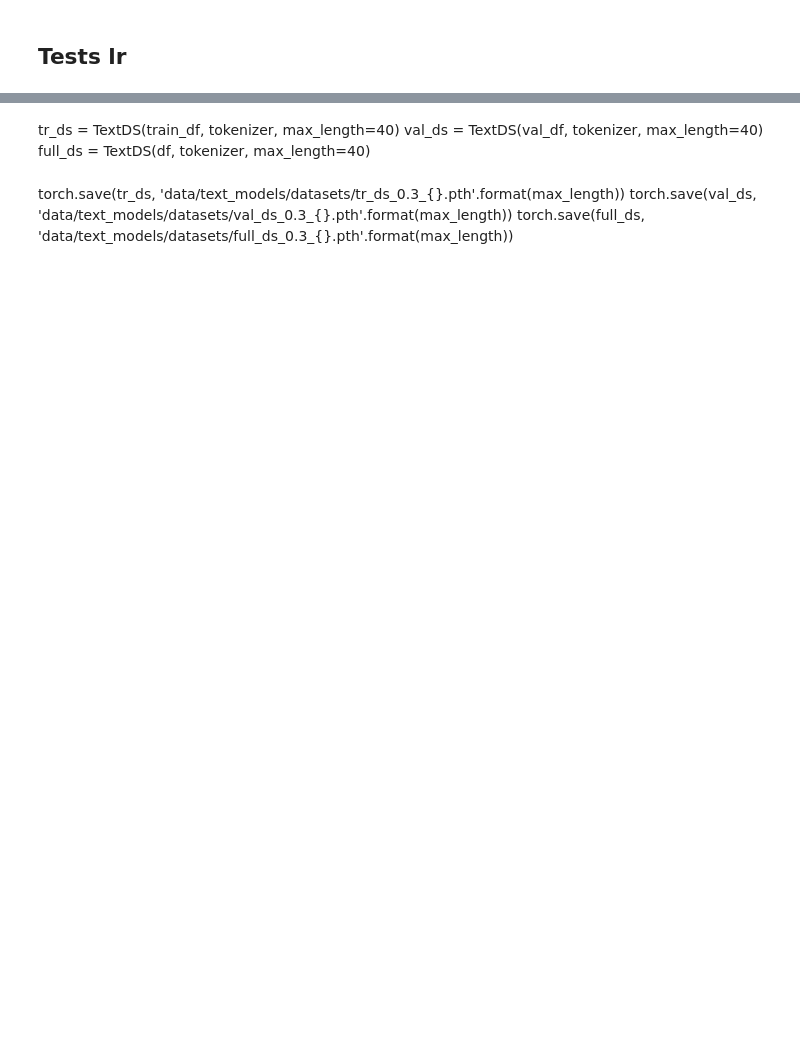
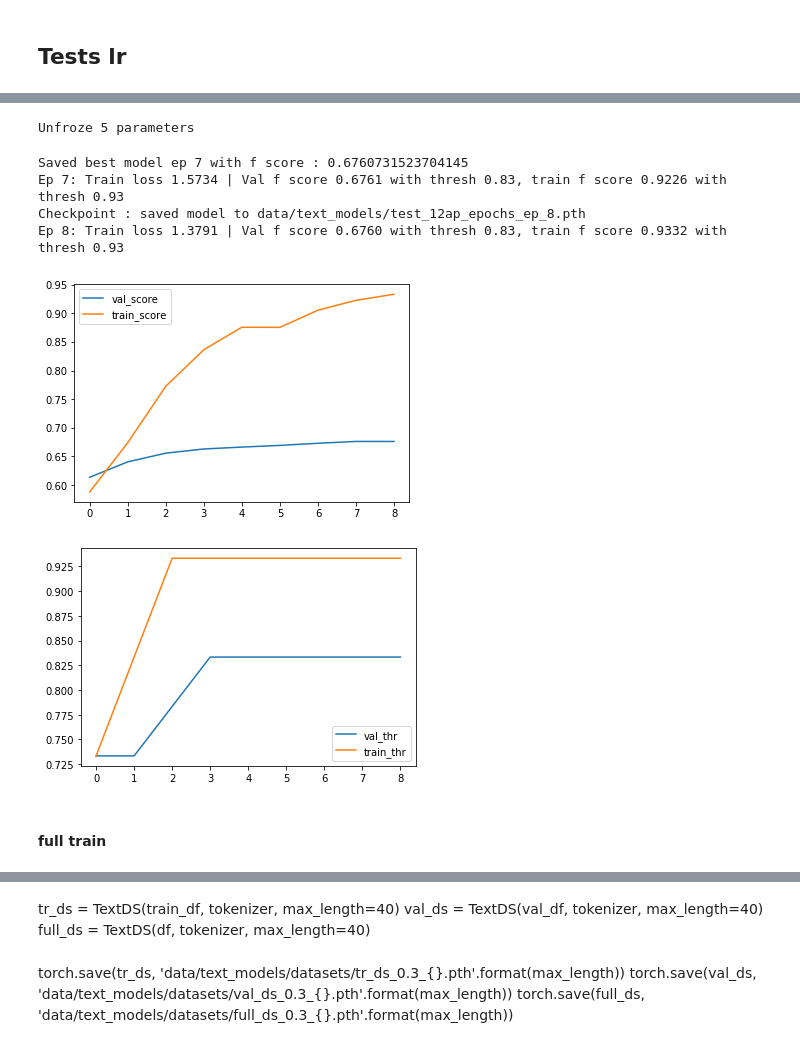
Before and after one commit to amaudruz/shopee, a Jupyter notebook: better_text_embs.ipynb, the cells around one changed output, grey strips where cells are left out. Saved outputs shown, nothing was run; the diff lists cells and outputs as text; code cells hidden in the pictures; blank space fills up the shorter version.

Commit message:
new text rdy

```diff
--- a/better_text_embs.ipynb
+++ b/better_text_embs.ipynb
@@ -17,0 +105,8 @@ df, train_df, val_df, train_labels, val_labels = load_data(train_perc=0.3)
+# %%
+best_thr_score, thr_score_hist, losses = train(model, optimizer, lf, sched, metric_fc, tr_dl, val_dl,
+                                               n_epochs, train_df, val_df,
+                                               save_path=save_path,
+                                               prev_best_info=best_thr_score, info_history=thr_score_hist,
+                                               ep_start=ep_start, device=device)
+loss_hist.append(losses)
+ep_start += n_epochs
@@ -17,0 +119,6 @@ df, train_df, val_df, train_labels, val_labels = load_data(train_perc=0.3)
+# %%
+n_epochs, lf, params, optimizer, sched = get_hparams(tr_dl, model, metric_fc, lr=1e-5, n_epochs=2)
+freeze_bert_embeddings(model)
+freeze(model)
+# %% [output]
+Unfroze 5 parameters
@@ -17,0 +127,35 @@ df, train_df, val_df, train_labels, val_labels = load_data(train_perc=0.3)
+# %%
+best_thr_score, thr_score_hist, losses = train(model, optimizer, lf, sched, metric_fc, tr_dl, val_dl,
+                                               n_epochs, train_df, val_df,
+                                               save_path=save_path,
+                                               prev_best_info=best_thr_score, info_history=thr_score_hist,
+                                               ep_start=ep_start, device=device)
+loss_hist.append(losses)
+ep_start += n_epochs
+# %% [output]
+Saved best model ep 7 with f score : 0.6760731523704145
+Ep 7: Train loss 1.5734 | Val f score 0.6761 with thresh 0.83, train f score 0.9226 with thresh 0.93
+Checkpoint : saved model to data/text_models/test_12ap_epochs_ep_8.pth
+Ep 8: Train loss 1.3791 | Val f score 0.6760 with thresh 0.83, train f score 0.9332 with thresh 0.93
+# %%
+def plot_hist(history) :
+    train_scores = [info['train']['f1'] for info in history]
+    train_thr = [info['train']['thr'] for info in history]
+    val_scores = [info['val']['f1'] for info in history]
+    val_thr = [info['val']['thr'] for info in history]
+    x = range(len(train_scores))
+    plt.plot(x, val_scores, label='val_score')
+    plt.plot(x, train_scores, label='train_score')
+    plt.legend()
+    plt.show()
+    plt.plot(x, val_thr, label='val_thr')
+    plt.plot(x, train_thr, label='train_thr')
+    plt.legend()
+    plt.show()
+# %%
+plot_hist(thr_score_hist)
+# %% [output]
+[figure, added]
+[figure, added]
+# %% [markdown]
+#### full train
```
Also changed, not shown: parts of 56 cells of this notebook, 1 other file.
